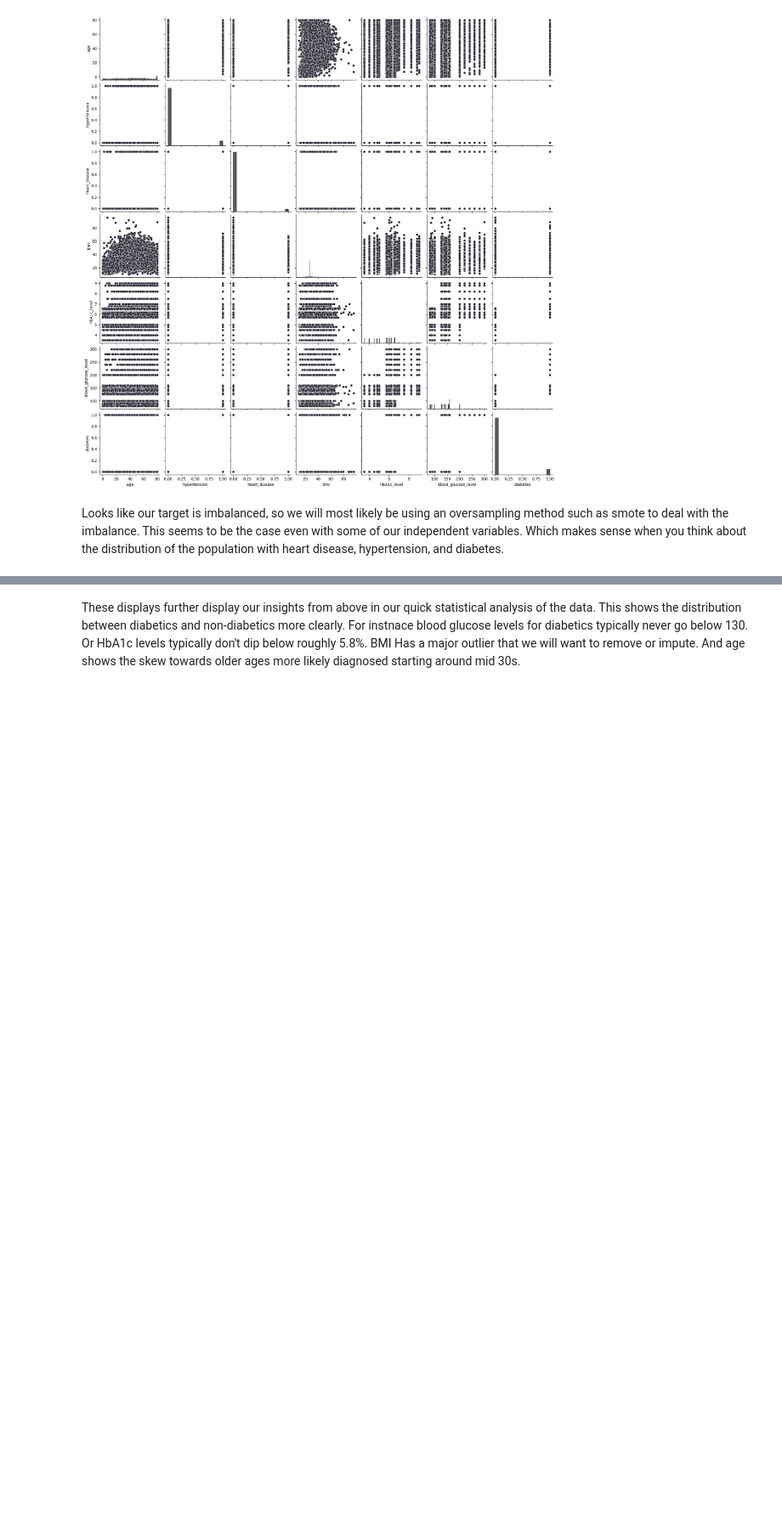
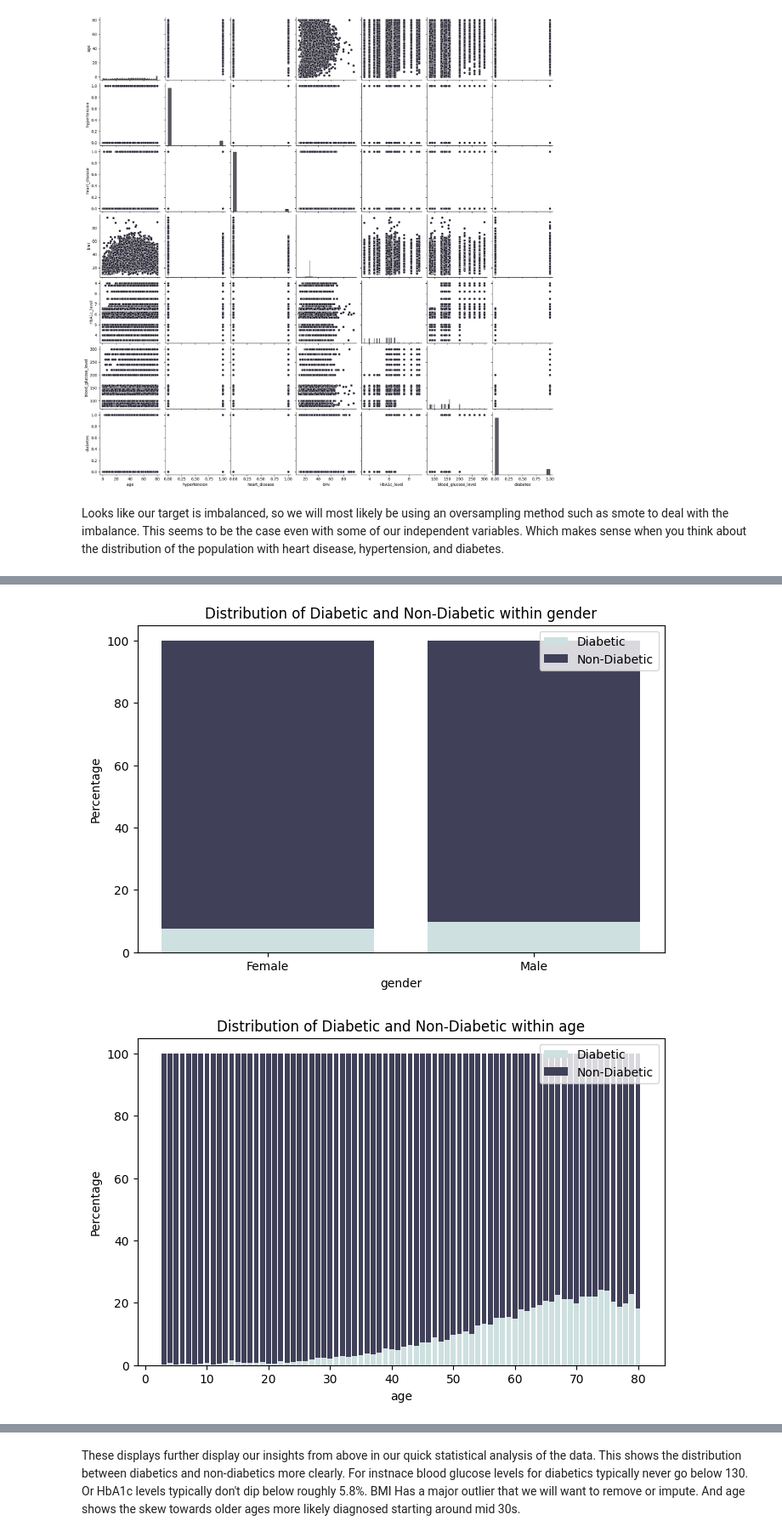
Before and after one commit to heathlikethecandybar/phase_5, a Jupyter notebook: phase_5_notebook.ipynb, the cells around one changed output, grey strips where cells are left out. Shown at 85% size. Saved outputs shown, nothing was run; the diff lists cells and outputs as text; code cells hidden in the pictures; blank space fills up the shorter version.

```diff
--- a/phase_5_notebook.ipynb
+++ b/phase_5_notebook.ipynb
@@ -216,17 +216,3 @@ sns.pairplot(df);
 [figure]
 # %% [markdown]
 Looks like our target is imbalanced, so we will most likely be using an oversampling method such as smote to deal with the imbalance.  This seems to be the case even with some of our independent variables.  Which makes sense when you think about the distribution of the population with heart disease, hypertension, and diabetes.
-# %%
-#get the list of column names
-columns = df.columns
-
-#create individual distribution plots for each column based on the binary column
-for column in columns:
-    plt.figure()
-    sns.histplot(df[df['diabetes'] == 0][column], kde=True, color=pal[1], label='Non-Diabetic')
-    sns.histplot(df[df['diabetes'] == 1][column], kde=True, color=pal[5], label='Diabetic')
-    plt.title(f'Distribution of {column}')
-    plt.xlabel('Values')
-    plt.ylabel('Frequency')
-    plt.legend()
-plt.show()
@@ -242,0 +219,26 @@ plt.show()
+# %%
+# Define the list of categorical columns
+categorical_columns = df.columns
+
+# Iterate over each categorical column
+for column in categorical_columns:
+    # Group the data by the categorical column and diabetes status
+    grouped_data = df.groupby([column, 'diabetes']).size().unstack()
+
+    # Calculate the percentage of diabetic and non-diabetic cases within each category
+    total_counts = grouped_data.sum(axis=1)
+    diabetic_percent = grouped_data[1] / total_counts * 100
+    non_diabetic_percent = grouped_data[0] / total_counts * 100
+
+    # Create a stacked bar plot
+    plt.figure(figsize=(8, 5))
+    plt.bar(grouped_data.index, diabetic_percent, label='Diabetic', color=pal[5])
+    plt.bar(grouped_data.index, non_diabetic_percent, bottom=diabetic_percent, label='Non-Diabetic', color=pal[1])
+    plt.xlabel(column)
+    plt.ylabel('Percentage')
+    plt.title(f'Distribution of Diabetic and Non-Diabetic within {column}')
+    plt.legend()
+    plt.show()
+# %% [output]
+[figure, added]
+[figure, added]
```
Also changed, not shown: parts of 2 cells of this notebook.
